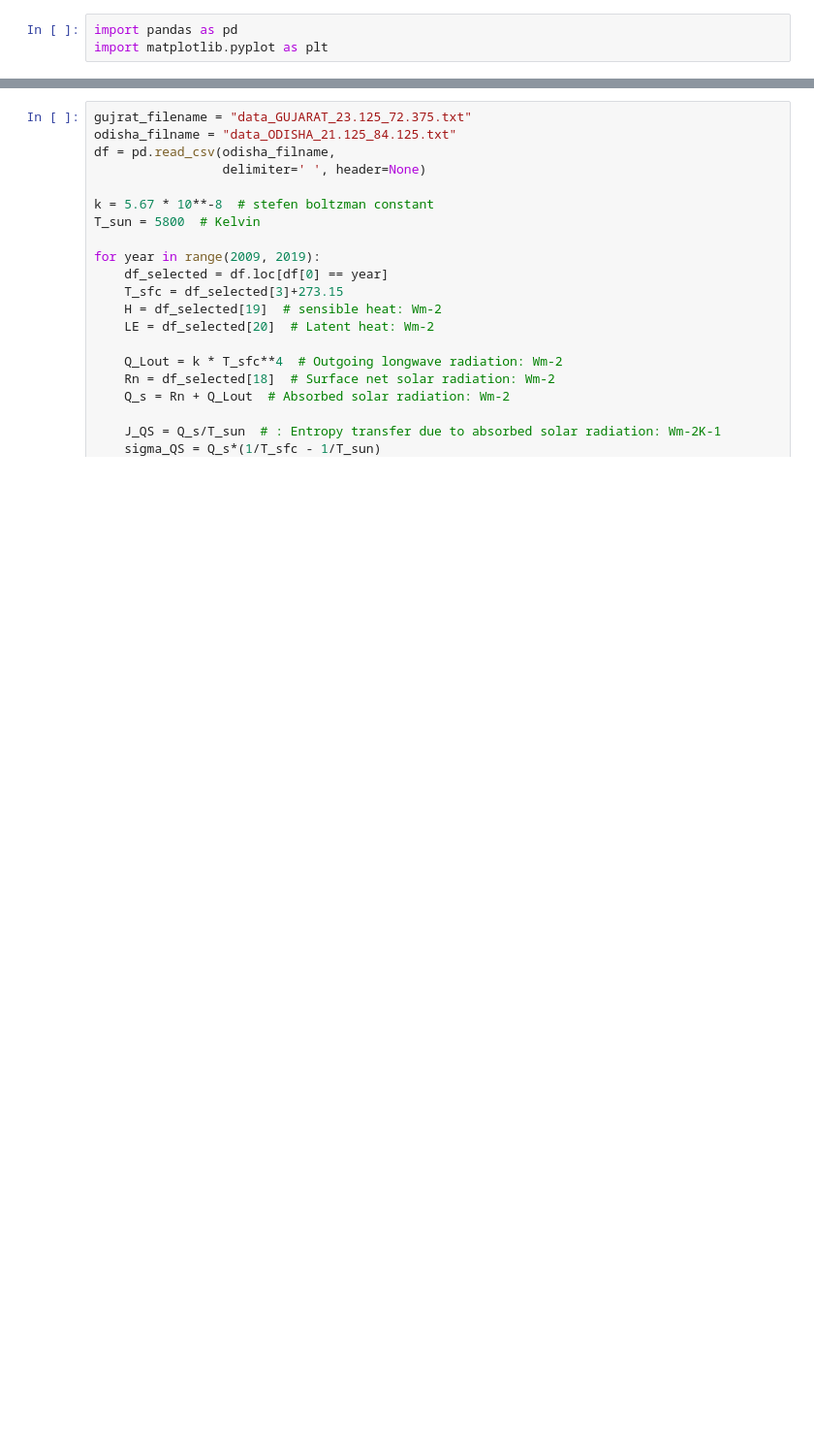
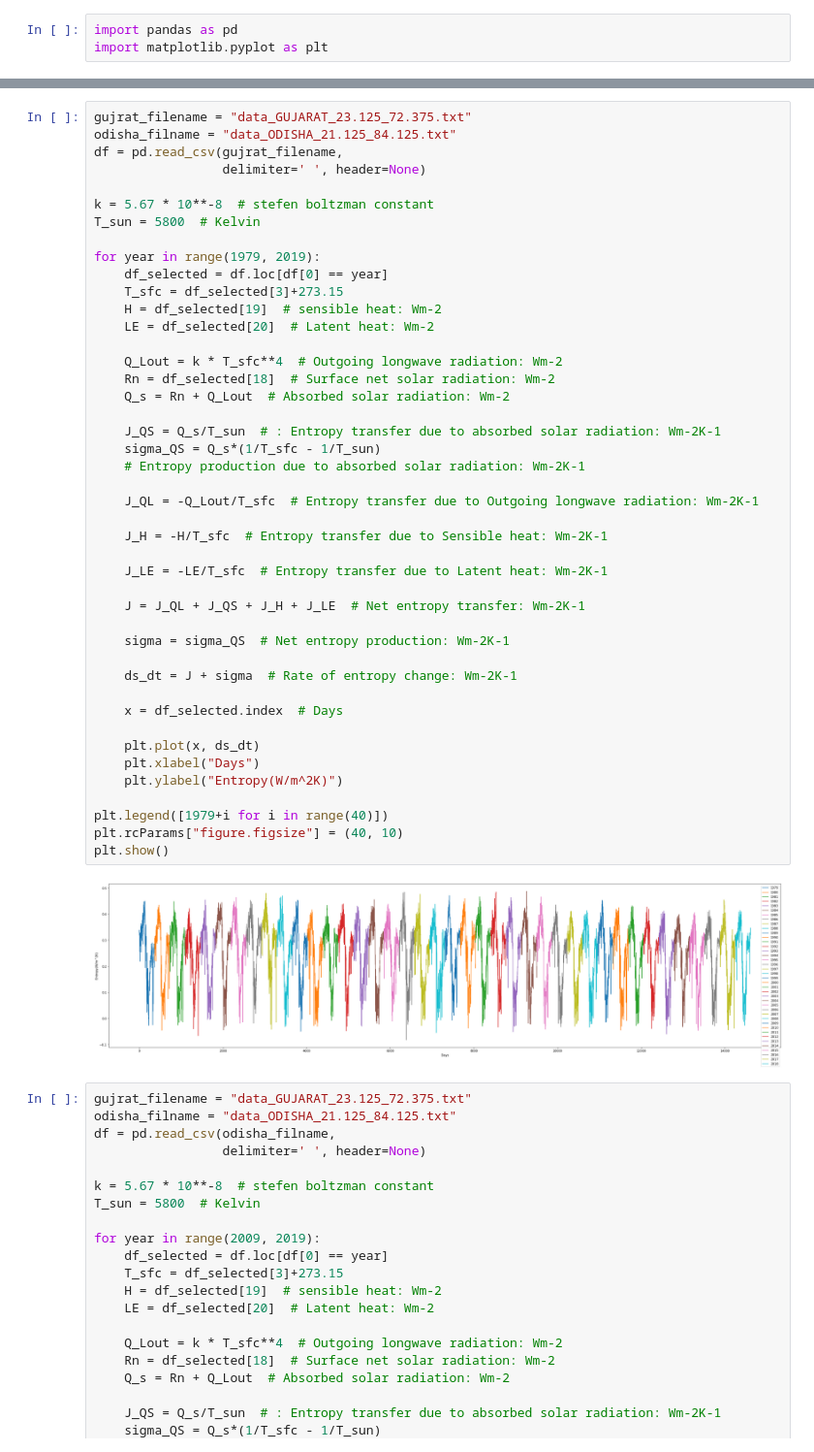
Before and after one commit to akcgjc007/EH605-project, a Jupyter notebook: main.ipynb, the cells around one changed output, grey strips where cells are left out. Shown at 97% size. Drawn from its saved outputs; the diff is of its cells as text; blank space fills up the shorter version.

```diff
--- a/main.ipynb
+++ b/main.ipynb
@@ -59,3 +48,49 @@ for year in range(2009, 2019):
+# %%
+gujrat_filename = "data_GUJARAT_23.125_72.375.txt"
+odisha_filname = "data_ODISHA_21.125_84.125.txt"
+df = pd.read_csv(gujrat_filename,
+                 delimiter=' ', header=None)
+
+k = 5.67 * 10**-8  # stefen boltzman constant
+T_sun = 5800  # Kelvin
+
+for year in range(1979, 2019):
+    df_selected = df.loc[df[0] == year]
+    T_sfc = df_selected[3]+273.15
+    H = df_selected[19]  # sensible heat: Wm-2
+    LE = df_selected[20]  # Latent heat: Wm-2
+
+    Q_Lout = k * T_sfc**4  # Outgoing longwave radiation: Wm-2
+    Rn = df_selected[18]  # Surface net solar radiation: Wm-2
+    Q_s = Rn + Q_Lout  # Absorbed solar radiation: Wm-2
+
+    J_QS = Q_s/T_sun  # : Entropy transfer due to absorbed solar radiation: Wm-2K-1
+    sigma_QS = Q_s*(1/T_sfc - 1/T_sun)
+    # Entropy production due to absorbed solar radiation: Wm-2K-1
+
+    J_QL = -Q_Lout/T_sfc  # Entropy transfer due to Outgoing longwave radiation: Wm-2K-1
+
+    J_H = -H/T_sfc  # Entropy transfer due to Sensible heat: Wm-2K-1
+
+    J_LE = -LE/T_sfc  # Entropy transfer due to Latent heat: Wm-2K-1
+
+    J = J_QL + J_QS + J_H + J_LE  # Net entropy transfer: Wm-2K-1
+
+    sigma = sigma_QS  # Net entropy production: Wm-2K-1
+
+    ds_dt = J + sigma  # Rate of entropy change: Wm-2K-1
+
+    x = df_selected.index  # Days
+
+    plt.plot(x, ds_dt)
+    plt.xlabel("Days")
+    plt.ylabel("Entropy(W/m^2K)")
+
+plt.legend([1979+i for i in range(40)])
+plt.rcParams["figure.figsize"] = (40, 10)
+plt.show()
+# %% [output]
+[figure, added]
 # %%
 gujrat_filename = "data_GUJARAT_23.125_72.375.txt"
 odisha_filname = "data_ODISHA_21.125_84.125.txt"
```
Also changed, not shown: parts of 1 cell of this notebook.
